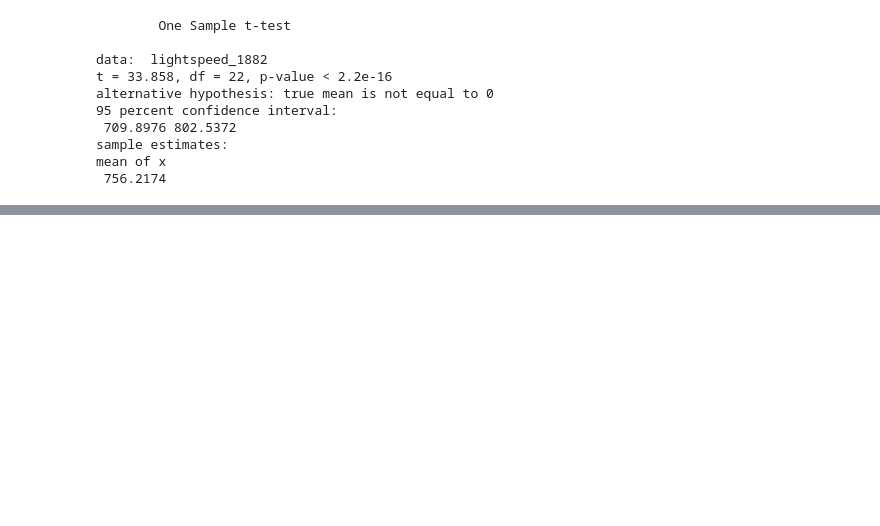
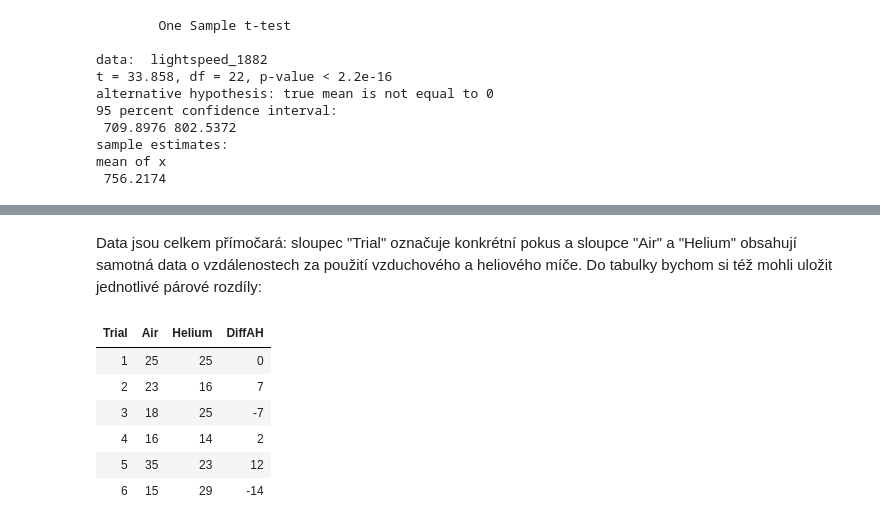
Before and after one commit to lich-uct/r_tutorial, a Jupyter notebook: 08/08.ipynb, the cells around one changed output, grey strips where cells are left out. Cells and saved outputs as stored; diff of their text form; code cells hidden in the pictures; blank space fills up the shorter version.

```diff
--- a/08/08.ipynb
+++ b/08/08.ipynb
@@ -534,0 +486,13 @@ mean of x mean of y
+# %% [markdown]
+Data jsou celkem přímočará: sloupec "Trial" označuje konkrétní pokus a sloupce "Air" a "Helium" obsahují samotná data o vzdálenostech za použití vzduchového a heliového míče. Do tabulky bychom si též mohli uložit jednotlivé párové rozdíly:
+# %%
+df_kicks$DiffAH <- df_kicks$Air - df_kicks$Helium
+head(df_kicks)
+# %% [output]
+| Trial | Air | Helium | DiffAH |
+| 1 | 25 | 25 | 0 |
+| 2 | 23 | 16 | 7 |
+| 3 | 18 | 25 | -7 |
+| 4 | 16 | 14 | 2 |
+| 5 | 35 | 23 | 12 |
+| 6 | 15 | 29 | -14 |
```
Also changed, not shown: parts of 31 cells of this notebook, 2 other files.
